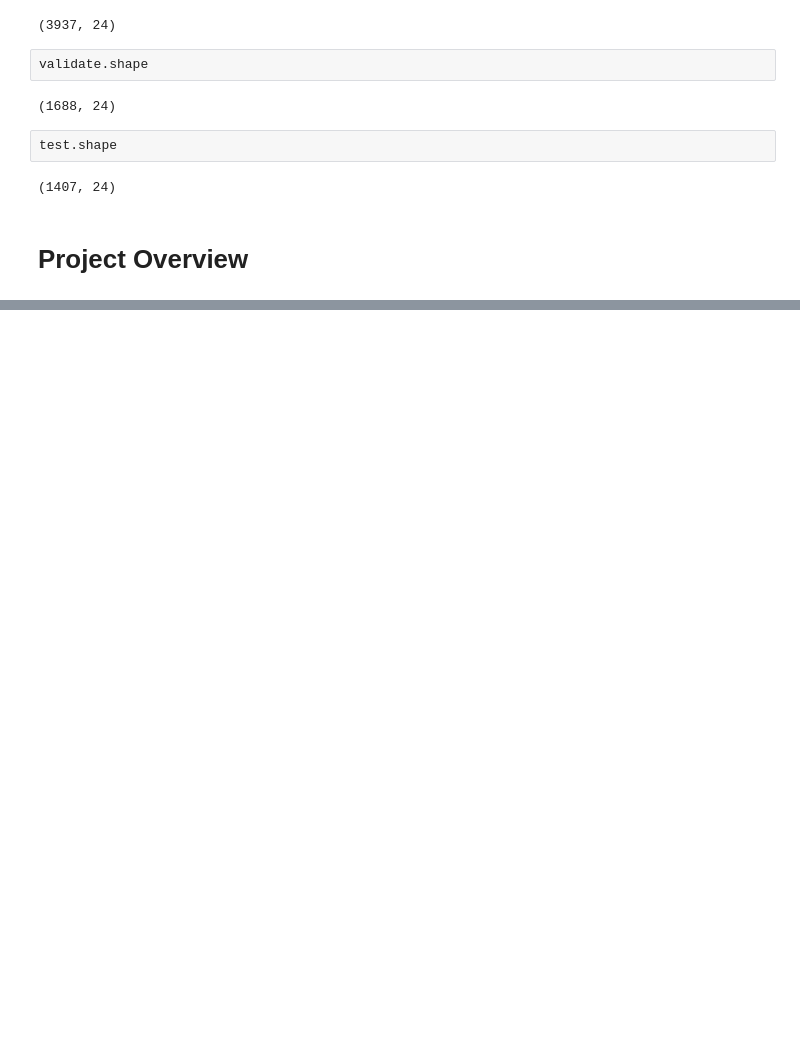
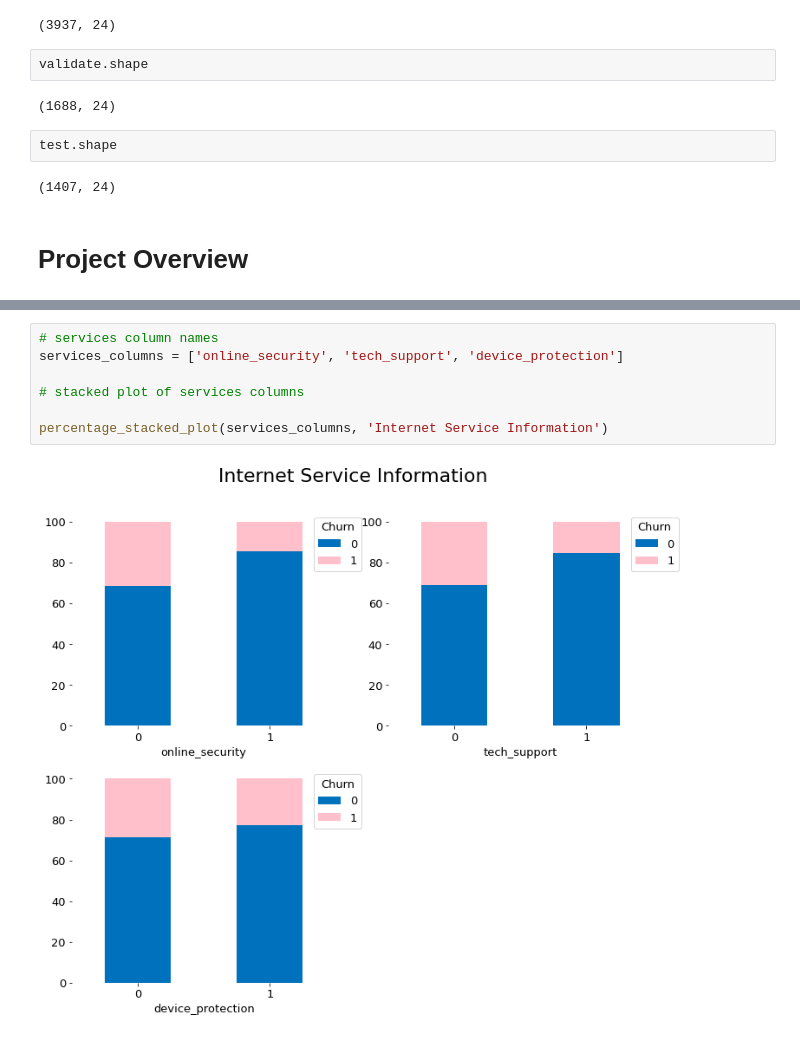
Before and after one commit to raycerna/telco-churn-analysis, a Jupyter notebook: final_report.ipynb, the cells around one changed output, grey strips where cells are left out. Drawn from its saved outputs; the diff is of its cells as text; blank space fills up the shorter version.

```diff
--- a/final_report.ipynb
+++ b/final_report.ipynb
@@ -82,0 +149,9 @@ test.shape
+# %%
+# services column names
+services_columns = ['online_security', 'tech_support', 'device_protection']
+
+# stacked plot of services columns
+
+percentage_stacked_plot(services_columns, 'Internet Service Information')
+# %% [output]
+[figure, added]
```
Also changed, not shown: parts of 14 cells of this notebook.
